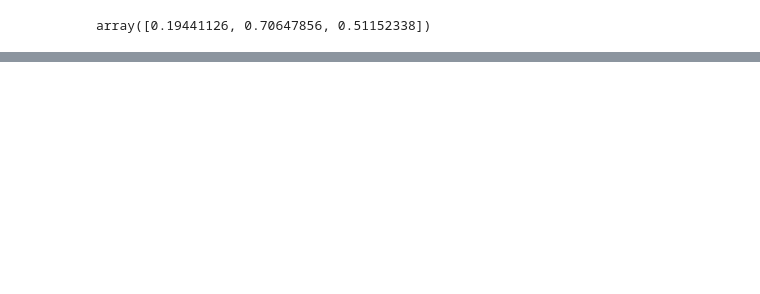
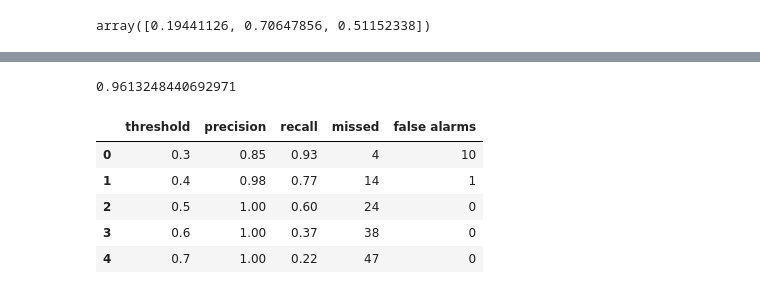
Before and after one commit to itamarsha27/prompt-injection-detector, a Jupyter notebook: detector.ipynb, the cells around one changed output, grey strips where cells are left out. Saved outputs shown, nothing was run; the diff lists cells and outputs as text; code cells hidden in the pictures; blank space fills up the shorter version.

```diff
--- a/detector.ipynb
+++ b/detector.ipynb
@@ -212,0 +249,6 @@ array([0.19441126, 0.70647856, 0.51152338])
+# %%
+fn_mask = (test_df["label"]==1) & (y_pred==0)
+false_negatives = test_df[fn_mask]
+print(f"Missed injections (false negatives): {len(false_negatives)} \n")
+for t in false_negatives["text"]:
+    print(t)
@@ -212,0 +287,27 @@ array([0.19441126, 0.70647856, 0.51152338])
+# %%
+from sklearn.metrics import precision_score, recall_score, average_precision_score
+probs = pipe.predict_proba(test_df["text"])[:,1] # Creating a probs array to use later for the threshold table and the curve.
+thresholds = [0.3,0.4,0.5,0.6,0.7]
+rows = []
+print(average_precision_score(test_df["label"], probs))
+for t in thresholds:
+    preds = (probs>=t).astype(int)
+    fn_mask = (test_df["label"]==1) & (preds==0)
+    fa_mask = (test_df["label"]==0) & (preds==1)
+    rows.append({
+    "threshold": t,
+    "precision": precision_score(test_df["label"],preds),
+    "recall": recall_score(test_df["label"],preds),
+    "missed": fn_mask.sum(),
+    "false alarms": fa_mask.sum()
+    })
+threshold_df = pd.DataFrame(rows).round(2)
+threshold_df
+# %% [output]
+0.9613248440692971
+|  | threshold | precision | recall | missed | false alarms |
+| 0 | 0.3 | 0.85 | 0.93 | 4 | 10 |
+| 1 | 0.4 | 0.98 | 0.77 | 14 | 1 |
+| 2 | 0.5 | 1.00 | 0.60 | 24 | 0 |
+| 3 | 0.6 | 1.00 | 0.37 | 38 | 0 |
+| 4 | 0.7 | 1.00 | 0.22 | 47 | 0 |
```
Also changed, not shown: parts of 24 cells of this notebook, 1 other file.
